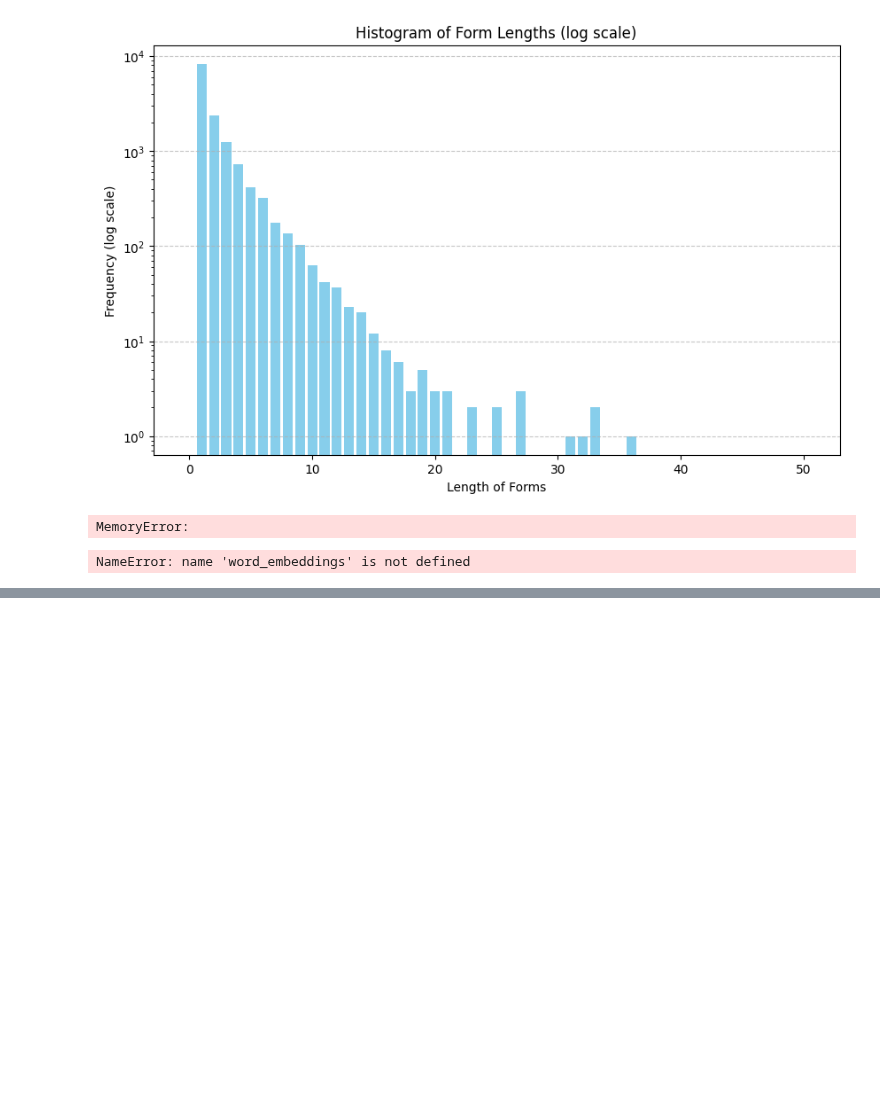
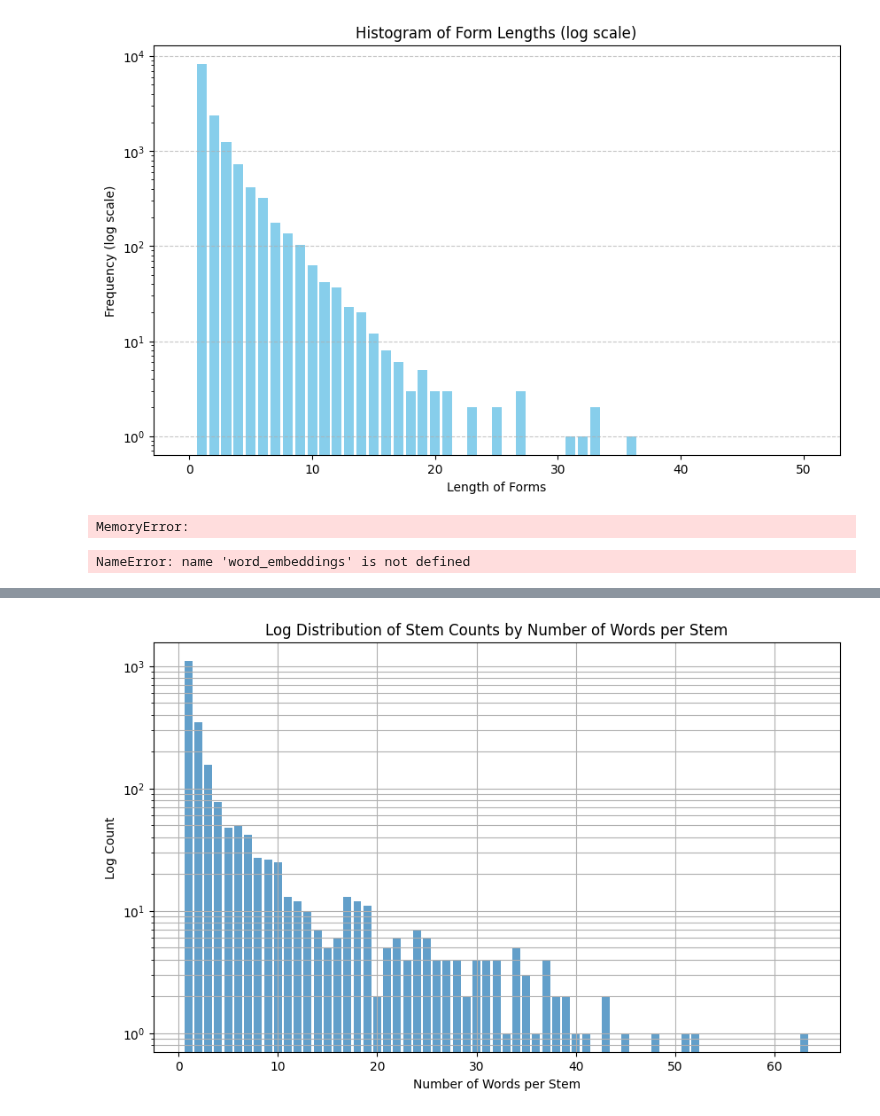
Before and after one commit to dlmee/fuzzy-happiness, a Jupyter notebook: utility_scripts/plot.ipynb, the cells around one changed output, grey strips where cells are left out. Cells and saved outputs as stored; diff of their text form; code cells hidden in the pictures; blank space fills up the shorter version.

```diff
--- a/utility_scripts/plot.ipynb
+++ b/utility_scripts/plot.ipynb
@@ -168,0 +204,34 @@ NameError: name 'word_embeddings' is not defined
+# %%
+import matplotlib.pyplot as plt
+import numpy as np
+import json
+
+def plot_stem_count_distribution(data):
+    stem_word_counts = {}
+    for stem, words in data.items():
+        word_count = len(words)
+        if word_count not in stem_word_counts:
+            stem_word_counts[word_count] = 0
+        stem_word_counts[word_count] += 1
+
+    sorted_counts = sorted(stem_word_counts.keys())
+    counts = [stem_word_counts[count] for count in sorted_counts]
+
+    plt.figure(figsize=(10, 6))
+    plt.bar(sorted_counts, counts, align='center', alpha=0.7)
+    plt.xlabel('Number of Words per Stem')
+    plt.ylabel('Log Count')
+    plt.title('Log Distribution of Stem Counts by Number of Words per Stem')
+    plt.yscale('log')
+    plt.grid(True, which="both", ls="-")
+    plt.show()
+
+# Sample data
+with open("../new_dictionary.json", "r") as inj:
+    data = json.load(inj)
+
+del data['**length**']
+
+plot_stem_count_distribution(data)
+# %% [output]
+[figure, added]
```
Also changed, not shown: parts of 1 cell of this notebook, 17 other files.
